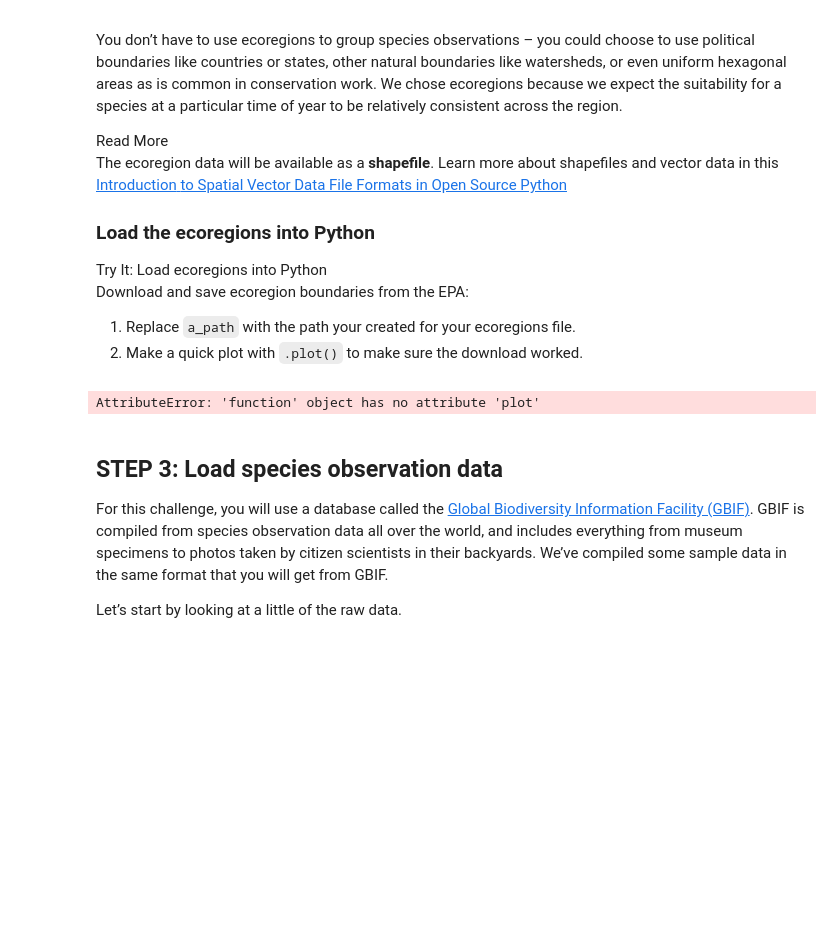
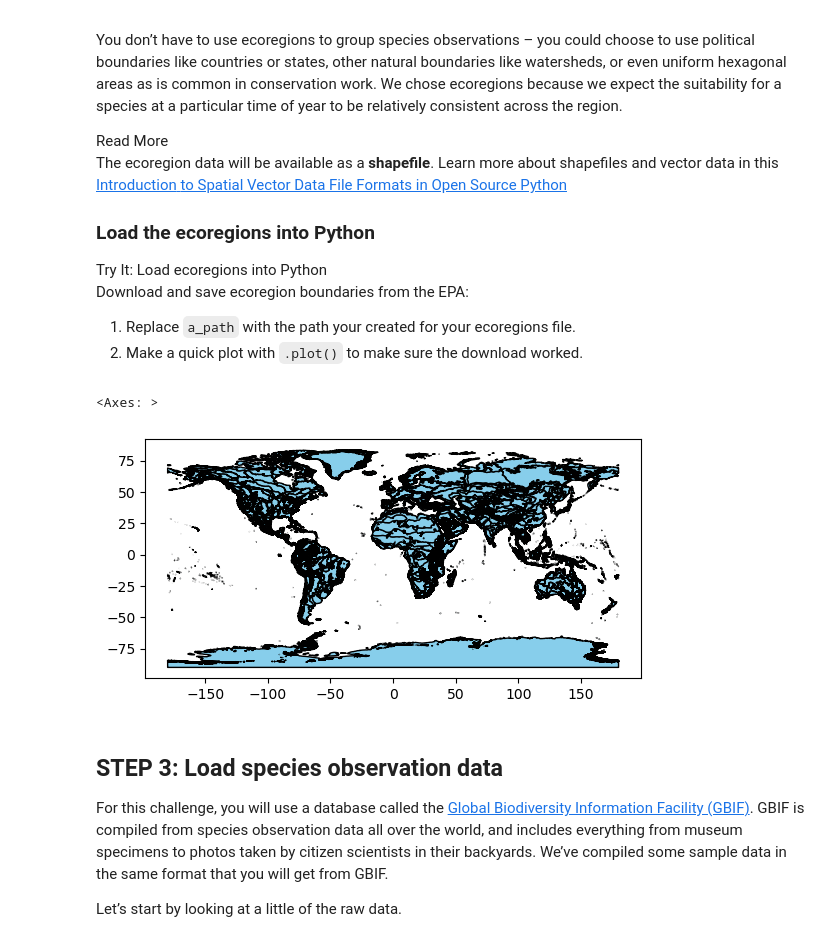
Before and after one commit to earthlab-education/02-migration-ryme1295, a Jupyter notebook: notebooks/migration-31-wrangle.ipynb, the cells around one changed output. Saved outputs shown, nothing was run; the diff lists cells and outputs as text; code cells hidden in the pictures; blank space fills up the shorter version.

```diff
--- a/notebooks/migration-31-wrangle.ipynb
+++ b/notebooks/migration-31-wrangle.ipynb
@@ -107,13 +105,39 @@ ecoregions file.</li>
 <li>Make a quick plot with <code>.plot()</code> to make sure the
 download worked.</li>
 </ol></div></div>
+# %%
+# Set up the ecoregion boundary URL
+eco_url = (
+    "https://storage.googleapis.com/teow2016"
+    "/Ecoregions2017.zip")
+
+# Set up a path to save the data on your machine
+eco_dir = os.path.join(data_dir, 'resolve_ecoregions')
+os.makedirs(eco_dir, exist_ok=True)
+eco_path = os.path.join(eco_dir, 'eco.shp')
+
+# Only download once
+if not os.path.exists(eco_path):
+    My_gdf = gpd.read_file(eco_url)
+    My_gdf.to_file(eco_path)
 # %%
 # Open up the ecoregions boundaries
-gdf = gpd.read_file()
+eco_gdf = (
+    gpd.read_file(eco_path)
+    .rename(columns={
+        'ECO_NAME': 'name',
+        'SHAPE_AREA': 'area'})
+    [['name', 'area', 'geometry']]
+)
 
-# Plot the ecoregions quickly to check download
+# We'll name the index so it will match the other data
+eco_gdf.index.name = 'ecoregion'
+
+# Plot the ecoregions to check download
+eco_gdf.plot(edgecolor='black', color='skyblue')
 # %% [output]
-AttributeError: 'function' object has no attribute 'plot'
+<Axes: >
+[figure, added]
 # %% [markdown]
 ## STEP 3: Load species observation data
 
```
Also changed, not shown: parts of 4 cells of this notebook.
